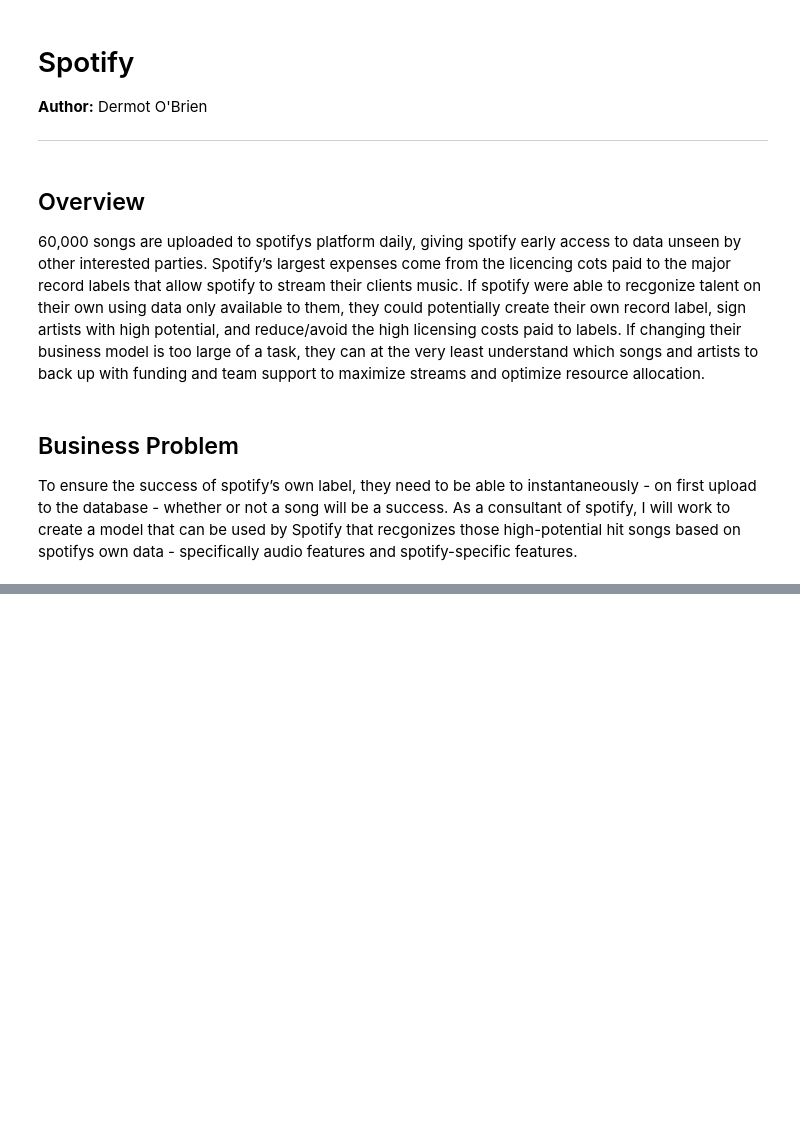
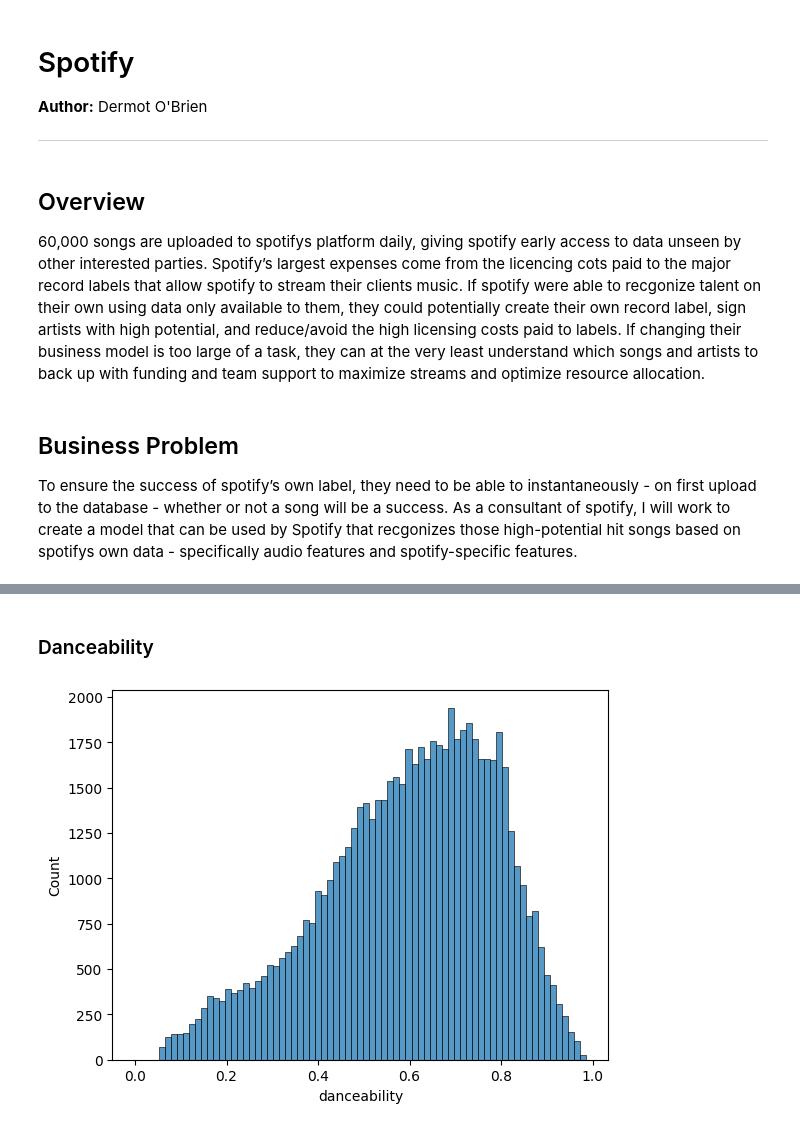
Before and after one commit to dermothethird/Spotify_Hit_Prediction, a Jupyter notebook: Working_Notebook.ipynb, the cells around one changed output, grey strips where cells are left out. Drawn from its saved outputs; the diff is of its cells as text; code cells hidden in the pictures; blank space fills up the shorter version.

Commit message:
EDA, modeling, dataframe construction, added songdata to gitignore

```diff
--- a/Working_Notebook.ipynb
+++ b/Working_Notebook.ipynb
@@ -153,0 +57,10 @@ Questions to consider:
+# %%
+# Pull the dataframes created in the Kaggle Investigation Notebook
+popularity_df = pd.read_csv('./Data/target_df')
+features_df = pd.read_csv('./Data/features_df')
+# %%
+# Drop duplicates in features_df
+features_df.drop_duplicates(subset=['id'], inplace=True)
+# %%
+# Merge dataframes on id
+df = pd.merge(features_df, popularity_df, on ='id')
@@ -153,0 +74,3 @@ Questions to consider:
+# %%
+# Drop columns from popularity column with values of 0
+df = df[df.popularity != 0]
@@ -153,0 +141,6 @@ Questions to consider:
+# %% [markdown]
+### Danceability
+# %%
+sns.histplot(df.danceability);
+# %% [output]
+[figure, added]
```
Also changed, not shown: parts of 104 cells of this notebook, 6 other files.
